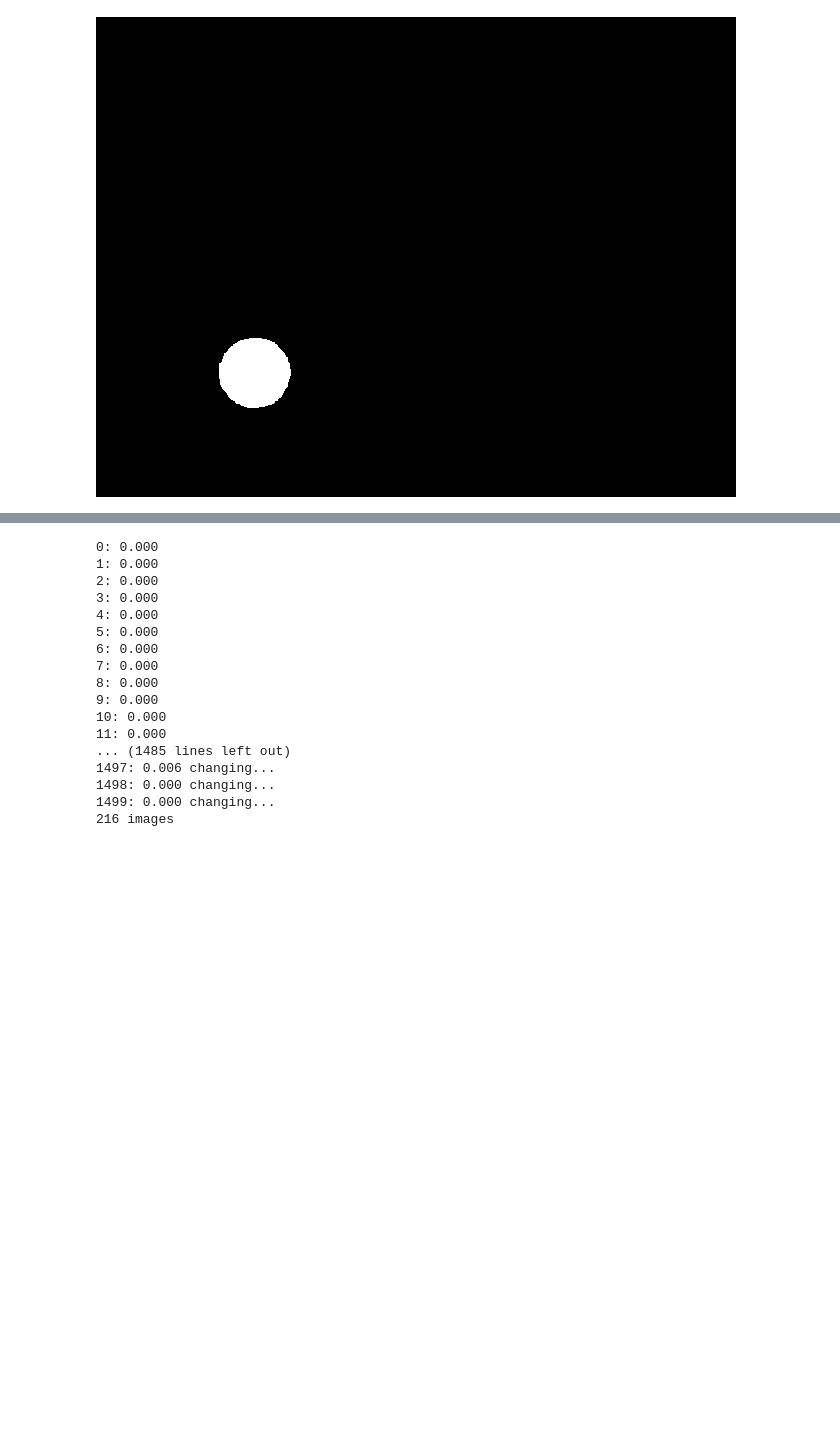
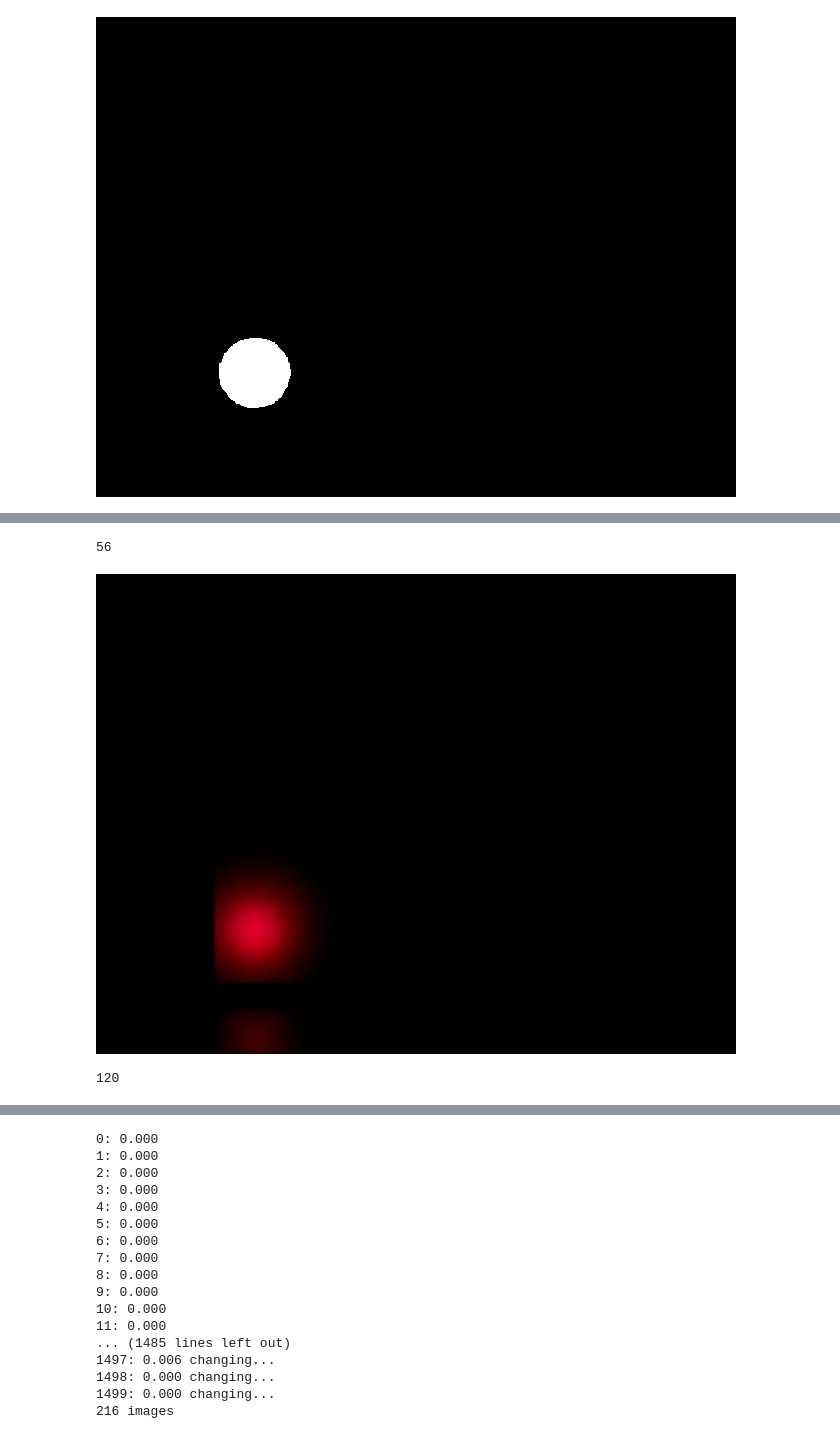
Before and after one commit to billtubbs/led-fire-place, a Jupyter notebook: Analyse-images-from-LED-display-video-capture-133-leds.ipynb, the cells around one changed output, grey strips where cells are left out. Saved outputs shown, nothing was run; the diff lists cells and outputs as text; code cells hidden in the pictures; blank space fills up the shorter version.

```diff
--- a/Analyse-images-from-LED-display-video-capture-133-leds.ipynb
+++ b/Analyse-images-from-LED-display-video-capture-133-leds.ipynb
@@ -90,3 +86,34 @@ def im_mask(im, thresh=100):
 im_mask(im1)
 # %% [output]
 [figure]
+# %%
+# Check colours
+colors = ['r', 'g', 'b']
+selected = []
+detecting = False
+c = None
+for i, filename in enumerate(filenames):
+    im = Image.open(os.path.join(data_dir, filename))
+    rgb_max = (np.array(im)).reshape(-1, 3).max(axis=0)
+    not_zero = rgb_max > 100
+    if np.any(not_zero):
+        c = rgb_max.argmax()
+        rgb_mean = (np.array(im)).reshape(-1, 3).mean(axis=0)
+        if i < 100:
+            print(f"{i}: {colors[c]}, {rgb_mean[c]:.2f}")
+        if not detecting:
+            detecting = True
+            seq = {}
+        seq[i] = rgb_mean[c]
+    else:
+        if detecting:
+            #i_max = max(seq, key=seq.get)
+            i_max = max(seq.keys(), key=(lambda key: seq[key]))
+            selected.append((i_max, c))
+            detecting = False
+            if i < 100:
+                print(f"{i}: - (max was: {i_max}, {seq[i_max]:.2f})")
+        else:
+            if i < 100:
+                print(f"{i}: -")
+selected = np.array(selected)
@@ -92,0 +175,3 @@ im_mask(im1)
+# %%
+indexes = {c: selected[np.where(selected[:, 1] == c)[0], 0] for c in range(3)}
+indexes
@@ -92,0 +192,13 @@ im_mask(im1)
+# %%
+# Show first red image
+i = indexes[0][0]
+im = Image.open(os.path.join(data_dir, filenames[i]))
+print(i)
+im
+# %% [output]
+56
+[figure, added]
+# %%
+len(indexes[0])
+# %% [output]
+120
```
Also changed, not shown: parts of 21 cells of this notebook.
